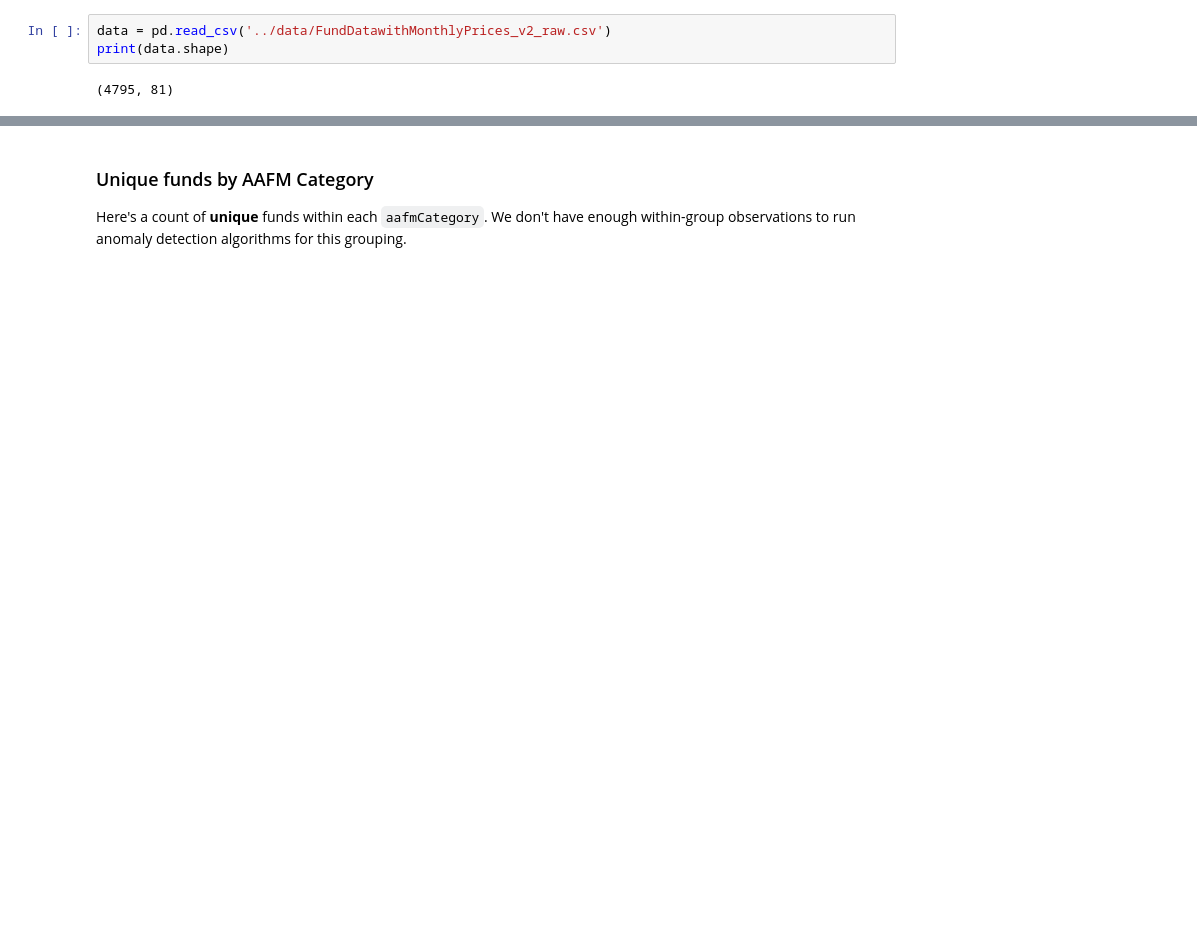
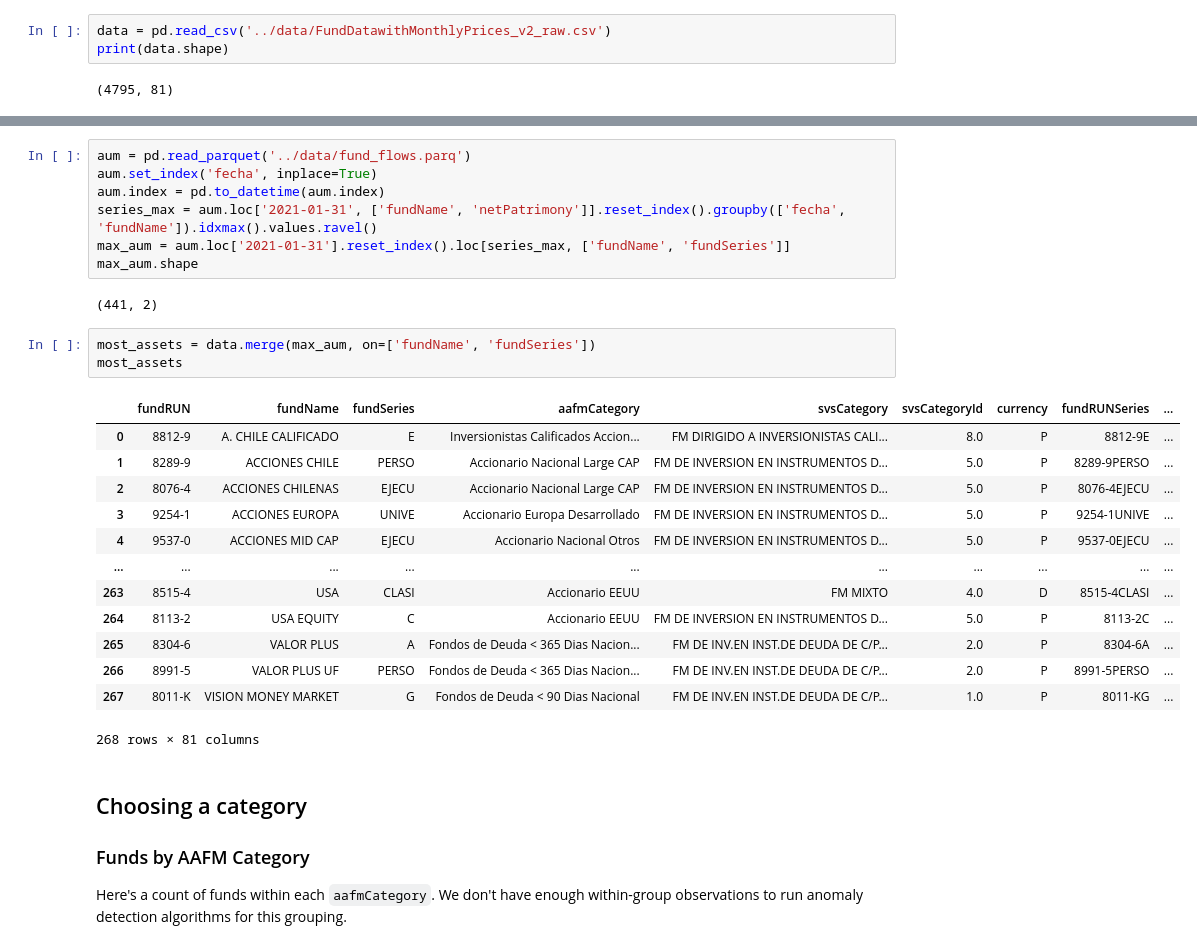
Before and after one commit to chris-santiago/aafm, a Jupyter notebook: notebooks/raw_clean.ipynb, the cells around one changed output, grey strips where cells are left out. Drawn from its saved outputs; the diff is of its cells as text; blank space fills up the shorter version.

```diff
--- a/notebooks/raw_clean.ipynb
+++ b/notebooks/raw_clean.ipynb
@@ -36,5 +85,33 @@ len(data['fundName'].unique())
+# %%
+aum = pd.read_parquet('../data/fund_flows.parq')
+aum.set_index('fecha', inplace=True)
+aum.index = pd.to_datetime(aum.index)
+series_max = aum.loc['2021-01-31', ['fundName', 'netPatrimony']].reset_index().groupby(['fecha', 'fundName']).idxmax().values.ravel()
+max_aum = aum.loc['2021-01-31'].reset_index().loc[series_max, ['fundName', 'fundSeries']]
+max_aum.shape
+# %% [output]
+(441, 2)
+# %%
+most_assets = data.merge(max_aum, on=['fundName', 'fundSeries'])
+most_assets
+# %% [output]
+|  | fundRUN | fundName | fundSeries | aafmCategory | svsCategory | svsCategoryId | currency | fundRUNSeries | ... |
+| 0 | 8812-9 | A. CHILE CALIFICADO | E | Inversionistas Calificados Accion... | FM DIRIGIDO A INVERSIONISTAS CALI... | 8.0 | P | 8812-9E | ... |
+| 1 | 8289-9 | ACCIONES CHILE | PERSO | Accionario Nacional Large CAP | FM DE INVERSION EN INSTRUMENTOS D... | 5.0 | P | 8289-9PERSO | ... |
+| 2 | 8076-4 | ACCIONES CHILENAS | EJECU | Accionario Nacional Large CAP | FM DE INVERSION EN INSTRUMENTOS D... | 5.0 | P | 8076-4EJECU | ... |
+| 3 | 9254-1 | ACCIONES EUROPA | UNIVE | Accionario Europa Desarrollado | FM DE INVERSION EN INSTRUMENTOS D... | 5.0 | P | 9254-1UNIVE | ... |
+| 4 | 9537-0 | ACCIONES MID CAP | EJECU | Accionario Nacional Otros | FM DE INVERSION EN INSTRUMENTOS D... | 5.0 | P | 9537-0EJECU | ... |
+| ... | ... | ... | ... | ... | ... | ... | ... | ... | ... |
+| 263 | 8515-4 | USA | CLASI | Accionario EEUU | FM MIXTO | 4.0 | D | 8515-4CLASI | ... |
+| 264 | 8113-2 | USA EQUITY | C | Accionario EEUU | FM DE INVERSION EN INSTRUMENTOS D... | 5.0 | P | 8113-2C | ... |
+| 265 | 8304-6 | VALOR PLUS | A | Fondos de Deuda < 365 Dias Nacion... | FM DE INV.EN INST.DE DEUDA DE C/P... | 2.0 | P | 8304-6A | ... |
+| 266 | 8991-5 | VALOR PLUS UF | PERSO | Fondos de Deuda < 365 Dias Nacion... | FM DE INV.EN INST.DE DEUDA DE C/P... | 2.0 | P | 8991-5PERSO | ... |
+| 267 | 8011-K | VISION MONEY MARKET | G | Fondos de Deuda < 90 Dias Nacional | FM DE INV.EN INST.DE DEUDA DE C/P... | 1.0 | P | 8011-KG | ... |
+268 rows × 81 columns
 # %% [markdown]
-### Unique funds by AAFM Category
+## Choosing a category
 
-Here's a count of **unique** funds within each `aafmCategory`.  We don't have enough within-group observations to run anomaly detection algorithms for this grouping.
+### Funds by AAFM Category
+
+Here's a count of funds within each `aafmCategory`.  We don't have enough within-group observations to run anomaly detection algorithms for this grouping.
 # %%
```
Also changed, not shown: parts of 32 cells of this notebook, 3 other files.
